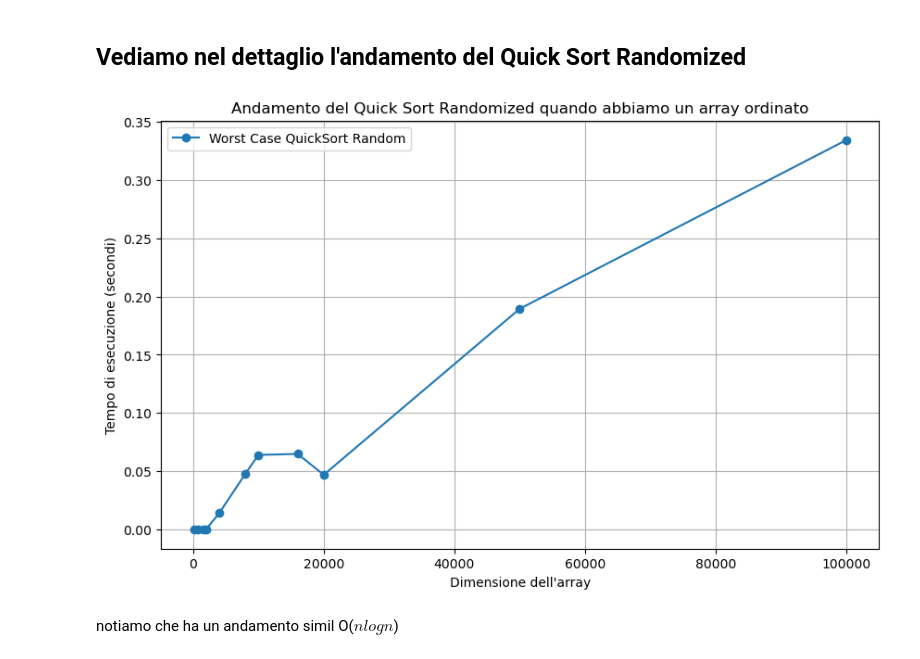
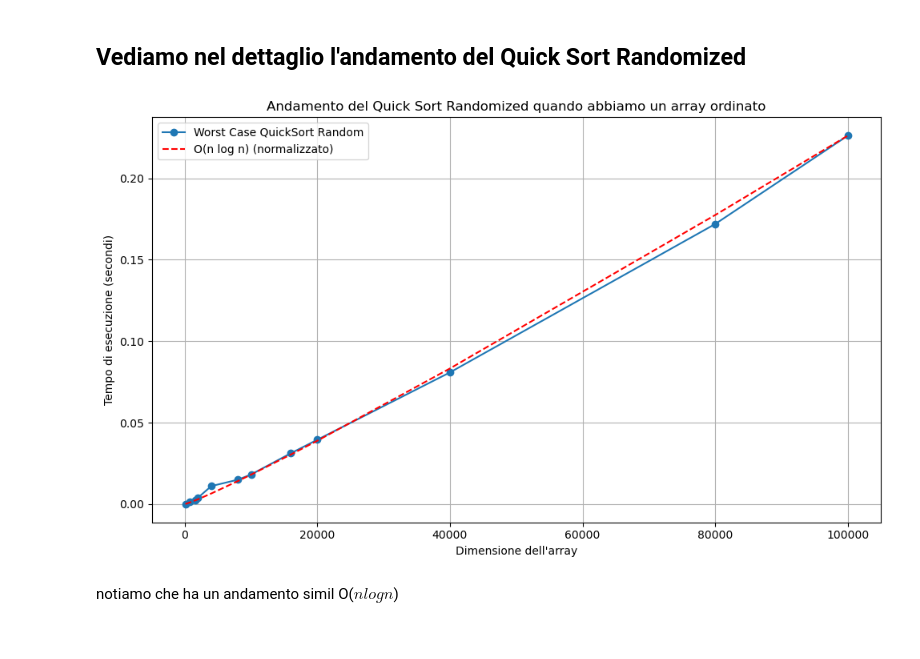
Before and after one commit to Pennelli02/SelectionVSQuicksort, a Jupyter notebook: LabAlgNotebook/confronto_selection_vs_quick-checkpoint.ipynb, the cells around one changed output. Cells and saved outputs as stored; diff of their text form; code cells hidden in the pictures.

```diff
--- a/LabAlgNotebook/confronto_selection_vs_quick-checkpoint.ipynb
+++ b/LabAlgNotebook/confronto_selection_vs_quick-checkpoint.ipynb
@@ -58,12 +59,15 @@ def partition(A, p, r):
 # %% [markdown]
 ## Funzione per misurare il tempo di esecuzione
 # %%
-def time_algorithm(algorithm, dim):
-    start = time.time()
-    temp=dim.copy()
-    if algorithm == selection_sort:
-        algorithm(temp)
-    else:
-        algorithm(temp, 1, len(temp) - 1)
-    end = time.time()
-    return end - start
+def time_algorithm(algorithm, dim, trials=30):
+    value=0
+    for i in range(trials):
+        start = time.time()
+        temp=dim.copy()
+        if algorithm == selection_sort:
+            algorithm(temp)
+        else:
+            algorithm(temp, 1, len(temp) - 1)
+        end = time.time()
+        value+= end - start
+    return value/trials
@@ -178,22 +223,38 @@ Vediamo che l'algoritmo **Quick Sort Randomized** è molto più efficiente del *
 # %% [markdown]
 ## Vediamo nel dettaglio l'andamento del Quick Sort Randomized
 # %%
-sizes= [100, 800, 1600, 2000, 4000, 8000, 10000, 16000, 20000, 50000, 100000]
+sizes= [100, 800, 1600, 2000, 4000, 8000, 10000, 16000, 20000, 40000, 80000, 100000]
 randomQuickTimes=[]
 for size in sizes:
     data = list(range(size))
     randomQuickTimes.append(time_algorithm(randomized_quicksort, data))
 # %%
+import numpy as np
+
 plt.figure(figsize=(10, 6))
+
+# Grafico empirico
 plt.plot(sizes, randomQuickTimes, label="Worst Case QuickSort Random", marker='o')
+
+# Genera curva teorica n log n (normalizzata per confronto visivo)
+nlogn = [n * np.log2(n) for n in sizes]
+# Normalizzazione per portarla sulla stessa scala dei tempi
+scaling_factor = randomQuickTimes[-1] / nlogn[-1]
+nlogn_scaled = [y * scaling_factor for y in nlogn]
+
+# Grafico teorico
+plt.plot(sizes, nlogn_scaled, label="O(n log n) (normalizzato)", linestyle='--', color='red')
+
+# Titoli e assi
 plt.title("Andamento del Quick Sort Randomized quando abbiamo un array ordinato")
 plt.xlabel("Dimensione dell'array")
 plt.ylabel("Tempo di esecuzione (secondi)")
 plt.legend()
 plt.grid(True)
+plt.tight_layout()
 plt.show()
 # %% [output]
-[figure, old version]
+[figure, new version]
 # %% [markdown]
 notiamo che ha un andamento simil O($nlogn$)
 # %% [markdown]
```
Also changed, not shown: parts of 8 cells of this notebook.
